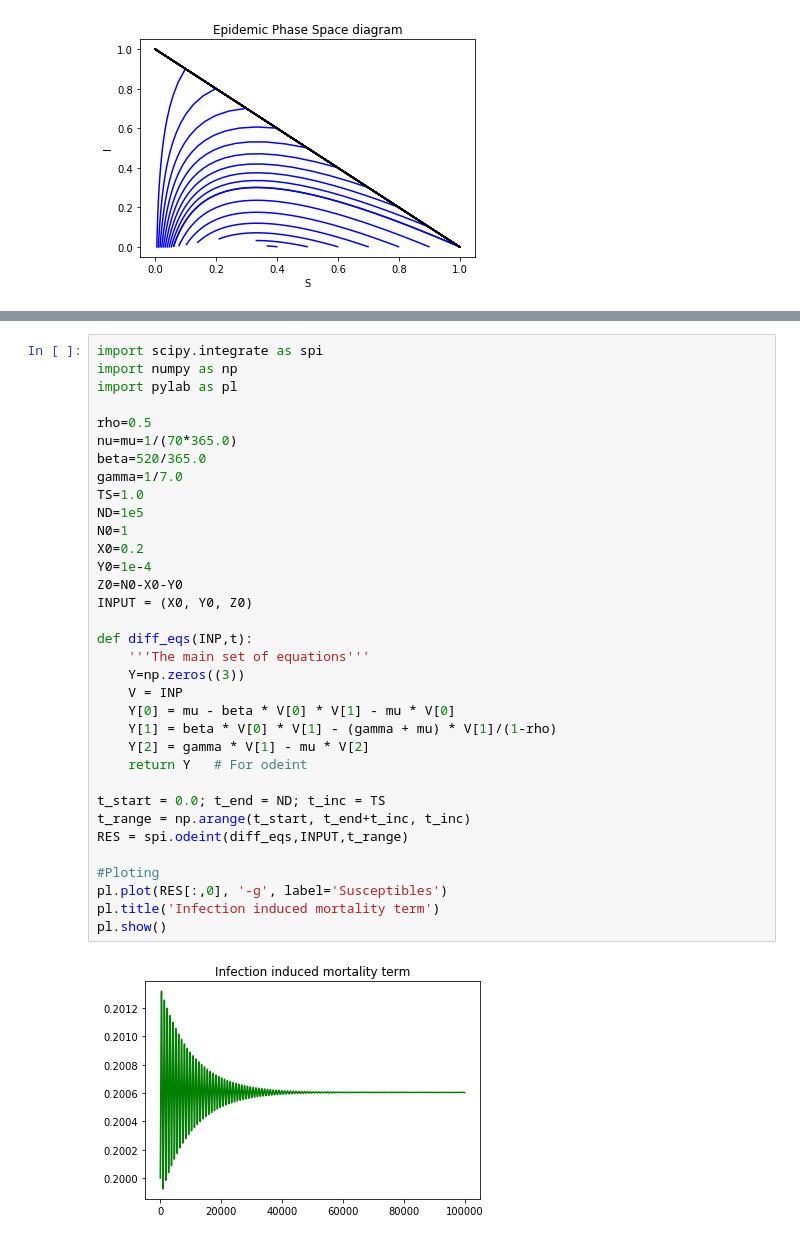
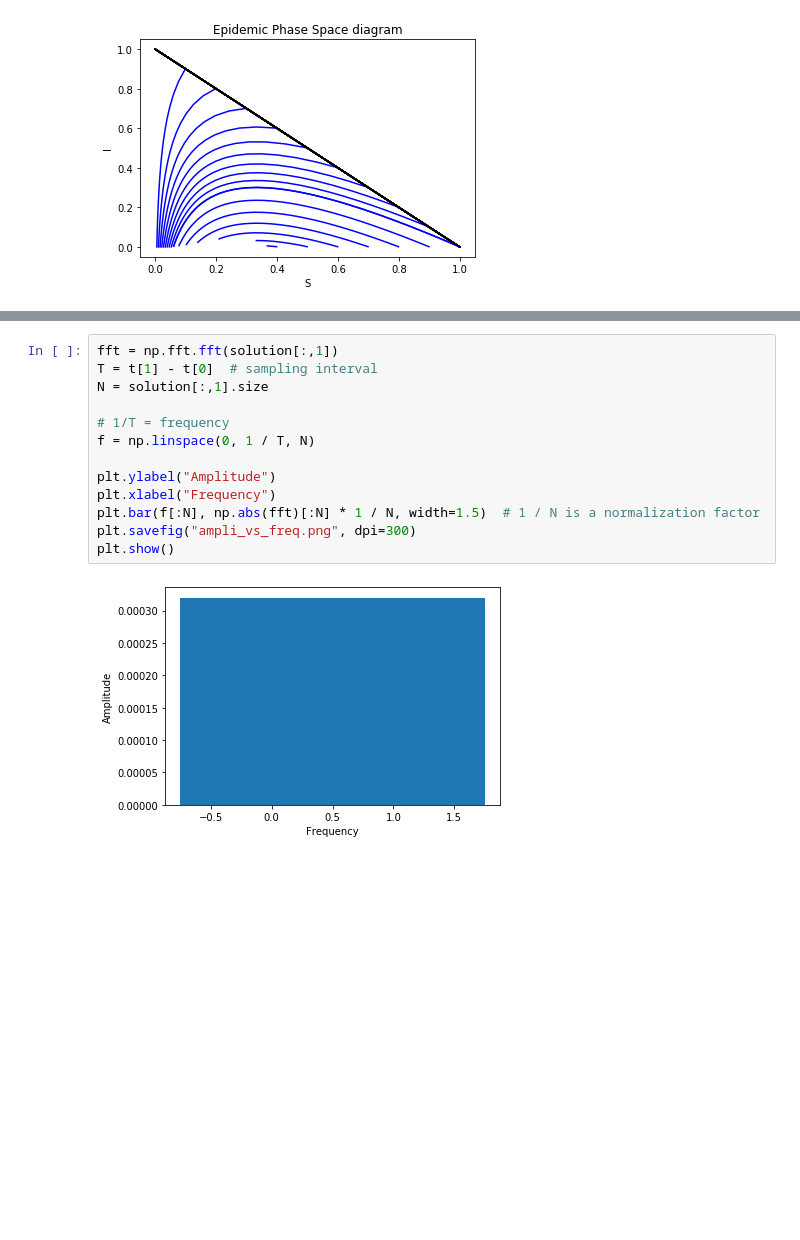
Before and after one commit to Folkert94/ICLS, a Jupyter notebook: Assignment/1/F_Stijnman_10475206_assignment1.ipynb, the cells around one changed output, grey strips where cells are left out. Drawn from its saved outputs; the diff is of its cells as text; blank space fills up the shorter version.

```diff
--- a/Assignment/1/F_Stijnman_10475206_assignment1.ipynb
+++ b/Assignment/1/F_Stijnman_10475206_assignment1.ipynb
@@ -221,36 +204,15 @@ plt.show()
-# %%
-import scipy.integrate as spi
-import numpy as np
-import pylab as pl
-
-rho=0.5
-nu=mu=1/(70*365.0)
-beta=520/365.0
-gamma=1/7.0
-TS=1.0
-ND=1e5
-N0=1
-X0=0.2
-Y0=1e-4
-Z0=N0-X0-Y0
-INPUT = (X0, Y0, Z0)
-
-def diff_eqs(INP,t):
-    '''The main set of equations'''
-    Y=np.zeros((3))
-    V = INP
-    Y[0] = mu - beta * V[0] * V[1] - mu * V[0]
-    Y[1] = beta * V[0] * V[1] - (gamma + mu) * V[1]/(1-rho)
-    Y[2] = gamma * V[1] - mu * V[2]
-    return Y   # For odeint
-
-t_start = 0.0; t_end = ND; t_inc = TS
-t_range = np.arange(t_start, t_end+t_inc, t_inc)
-RES = spi.odeint(diff_eqs,INPUT,t_range)
-
-#Ploting
-pl.plot(RES[:,0], '-g', label='Susceptibles')
-pl.title('Infection induced mortality term')
-pl.show()
-# %% [output]
-[figure, removed]
+# %%
+fft = np.fft.fft(solution[:,1])
+T = t[1] - t[0]  # sampling interval
+N = solution[:,1].size
+
+# 1/T = frequency
+f = np.linspace(0, 1 / T, N)
+
+plt.ylabel("Amplitude")
+plt.xlabel("Frequency")
+plt.bar(f[:N], np.abs(fft)[:N] * 1 / N, width=1.5)  # 1 / N is a normalization factor
+plt.savefig("ampli_vs_freq.png", dpi=300)
+plt.show()
+# %% [output]
+[figure, added]
```
Also changed, not shown: parts of 10 cells of this notebook, 8 other files.
